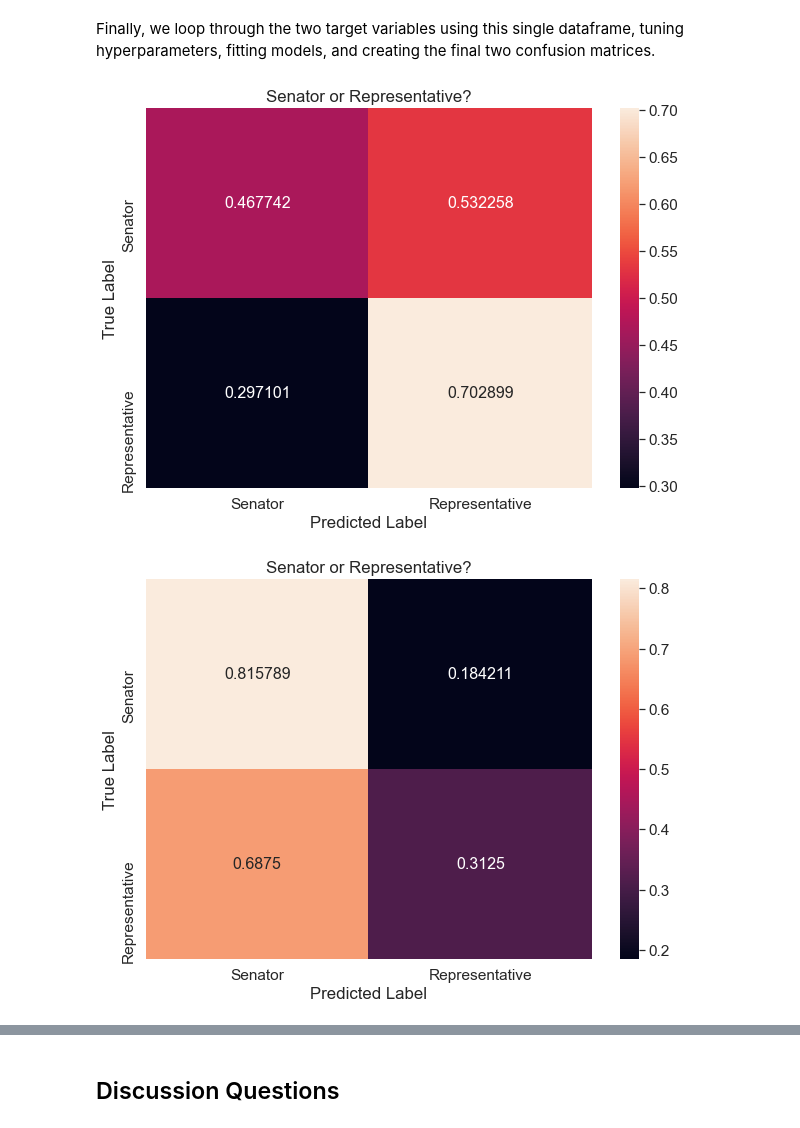
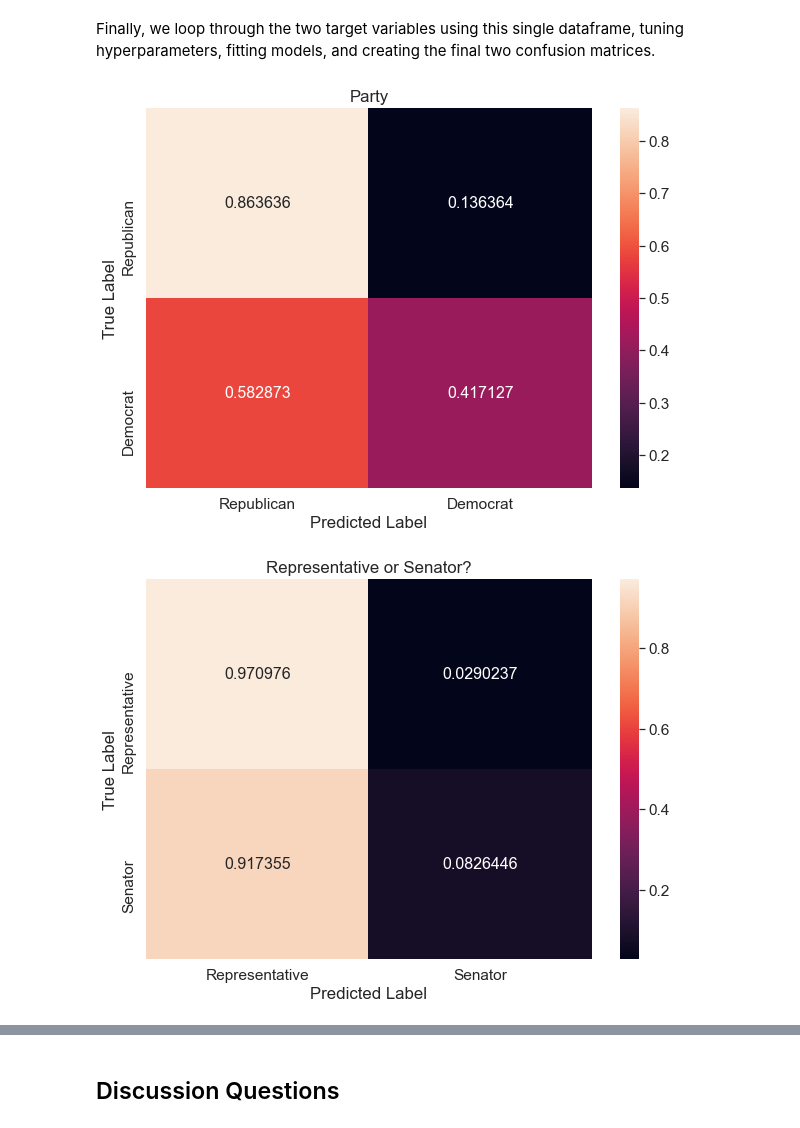
Before and after one commit to paulbsalamanca/CSS-Project-5-Team-6-Spring-2021, a Jupyter notebook: Project 5 Student.ipynb, the cells around one changed output, grey strips where cells are left out. Cells and saved outputs as stored; diff of their text form; code cells hidden in the pictures.

Commit message:
edits and correct cms with incorrect labels

```diff
--- a/Project 5 Student.ipynb
+++ b/Project 5 Student.ipynb
@@ -1414,11 +1206,0 @@ cm_cols_index = [["Republican", "Democrat"], ["Senator", "Representative"]] # in
-# %%
-logit_init = LogisticRegression()
-
-param_grid = {'penalty': ['l1', 'l2'],
-             'solver': ['saga']}
-
-log_grid_reg = GridSearchCV(logit_init, param_grid, cv=3, iid=False,
-                        scoring=['accuracy', 'precision', 'recall', 'f1'], n_jobs = -1,
-                       refit = 'accuracy')
-
-log_grid_reg.fit(tfidf_matrix, y_position.ravel())
@@ -1437,13 +1210,11 @@ We create a loop that loops through the two target variables, loops through the
 # consolidated loop
 
 from sklearn.model_selection import GridSearchCV
-from imblearn.pipeline import Pipeline, make_pipeline
-from imblearn.over_sampling import SMOTE
 from sklearn.linear_model import LogisticRegression
 from sklearn.metrics import confusion_matrix
 
 for target_vals, target_name, cmc, cmci in zip(target, target_title, cm_cols, cm_cols_index):
-    for dataframe in all_Xs:
+    for dataframe, X_name in zip(all_Xs, X_title):
 
         logit_init = LogisticRegression()
 
@@ -1479,13 +1250,13 @@ for target_vals, target_name, cmc, cmci in zip(target, target_title, cm_cols, cm
         df_cm = df_cm.rename(index=str, columns=cmc)
         df_cm.index = cmci
         plt.figure(figsize = (10,7))
-        sns.set(font_scale=1.4)#for label size
+        sns.set(font_scale=1.4) #for label size
         sns.heatmap(df_cm,
                    annot=True,
                    annot_kws={"size": 16},
                    fmt='g')
 
-        plt.title(target_name)
+        plt.title(target_name + X_name)
         plt.xlabel("Predicted Label")
         plt.ylabel("True Label")
         plt.show()
@@ -1540,67 +1317,54 @@ Finally, we loop through the two target variables using this single dataframe, t
 # re-run the loop over the two targets with the best set of text predictors and the non text predictors
 
 from sklearn.model_selection import GridSearchCV
-from imblearn.pipeline import Pipeline, make_pipeline
-from imblearn.over_sampling import SMOTE
 from sklearn.linear_model import LogisticRegression
 
 for target_vals, target_name, cmc, cmci in zip(target, target_title, cm_cols, cm_cols_index):
 
-    imba_pipeline = make_pipeline(SMOTE(random_state=10),
-                         LogisticRegression())
+    logit_init = LogisticRegression()
 
-    param_grid = {'logisticregression__penalty': ['l1', 'l2', 'elasticnet'],
-          'logisticregression__solver' : ['newton-cg', 'lbfgs', 'saga'],
-         "logisticregression__max_iter": [1000],
-         'logisticregression__l1_ratio': numpy.arange(0, 1, 0.2)}
+    param_grid = {'penalty': ['l1', 'l2', 'elasticnet'],
+                  'C': np.arange(.1, 1, .1),
+                  'solver': ['saga'],
+                  'l1_ratio': np.arange(0.1,0.9,0.1)}
 
-    log_grid_reg3 = GridSearchCV(imba_pipeline, param_grid, cv=3, iid=False,
-                        scoring=['accuracy', 'precision', 'recall', 'f1'], n_jobs = -1,
-                       refit = 'accuracy')
+    log_grid_reg = GridSearchCV(logit_init, param_grid, cv=3, iid=False,
+                                scoring=['accuracy', 'precision', 'recall', 'f1'], n_jobs = -1,
+                                refit = 'accuracy')
 
-    log_grid_reg3.fit(X_final, target_vals.ravel()) # switch df to best
-
-    best_params = log_grid_reg3.cv_results_["params"][log_grid_reg3.best_index_]
-
-    l1_ratio = best_params['logisticregression__l1_ratio']
-    penalty = best_params['logisticregression__penalty']
-    solver = best_params['logisticregression__solver']
-    max_iter = best_params['logisticregression__max_iter']
+    log_grid_reg.fit(X_final, target_vals.ravel())
 
     X_train, X_test, y_train, y_test = train_test_split(dataframe,
                                                     target_vals,
                                                     train_size = .80,
                                                     test_size=0.20,
                                                     random_state = 10)
 
     # insert hyperparameters here
-    logit_reg = LogisticRegression(l1_ratio = l1_ratio,
-                                  penalty = penalty,
-                                  solver = solver,
-                                  max_iter = max_iter)
+    logit_reg = log_grid_reg.best_estimator_
 
     logit_model = logit_reg.fit(X_train, y_train.ravel())
 
     y_pred = logit_model.predict(X_test)
 
     cf_matrix = confusion_matrix(y_test, y_pred, normalize = "true")
 
     df_cm = pd.DataFrame(cf_matrix, range(2),
                           range(2))
 
     df_cm = df_cm.rename(index=str, columns=cmc)
     df_cm.index = cmci
     plt.figure(figsize = (10,7))
-    sns.set(font_scale=1.4)#for label size
+    sns.set(font_scale=1.4) #for label size
     sns.heatmap(df_cm,
-                   annot=True,
-                   annot_kws={"size": 16},
-                   fmt='g')
+                annot=True,
+                annot_kws={"size": 16},
+                fmt='g')
 
     plt.title(target_name)
     plt.xlabel("Predicted Label")
     plt.ylabel("True Label")
     plt.show()
 # %% [output]
-[figure, old version]
+[figure, new version]
-[figure, old version]
+[figure, new version]
```
Also changed, not shown: parts of 59 cells of this notebook.
